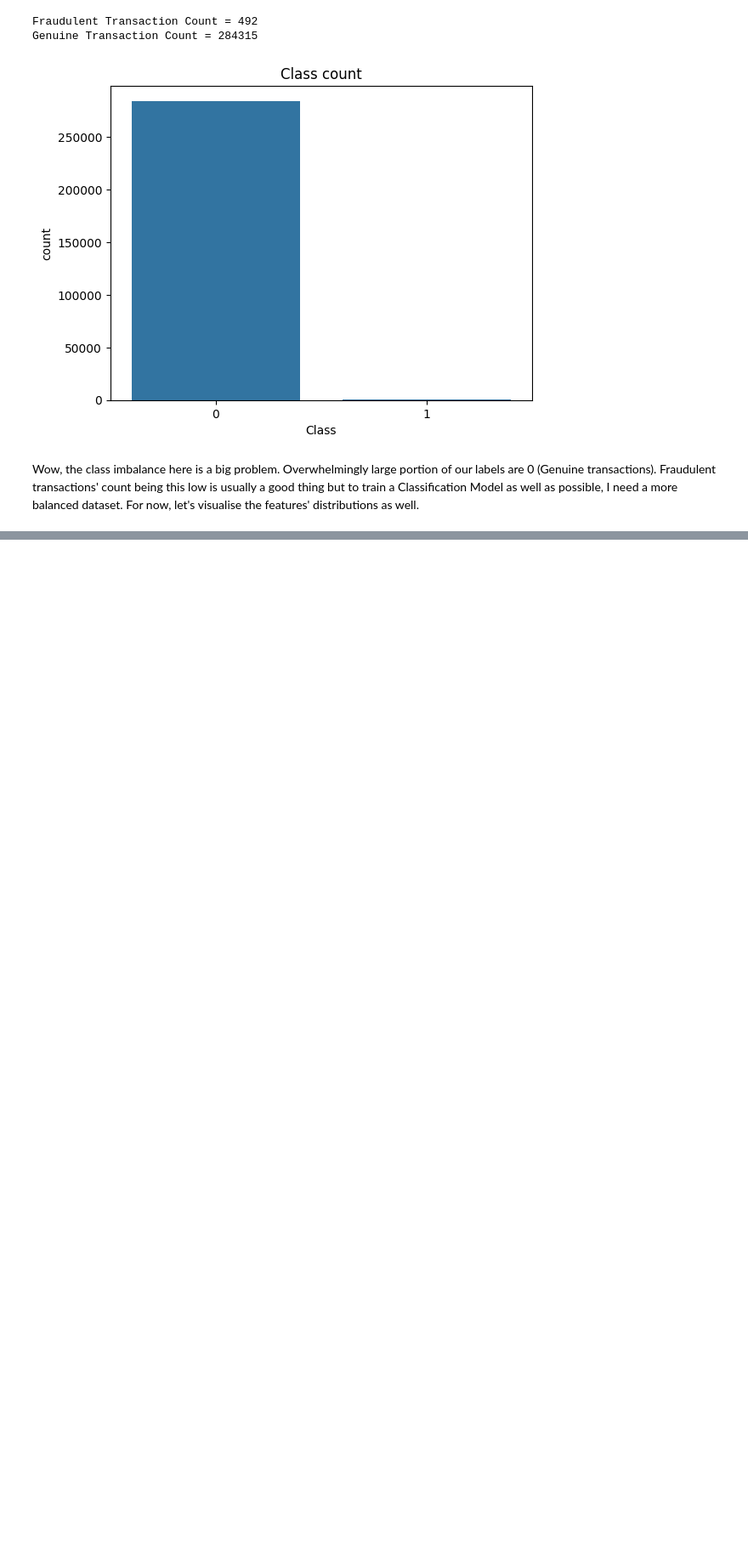
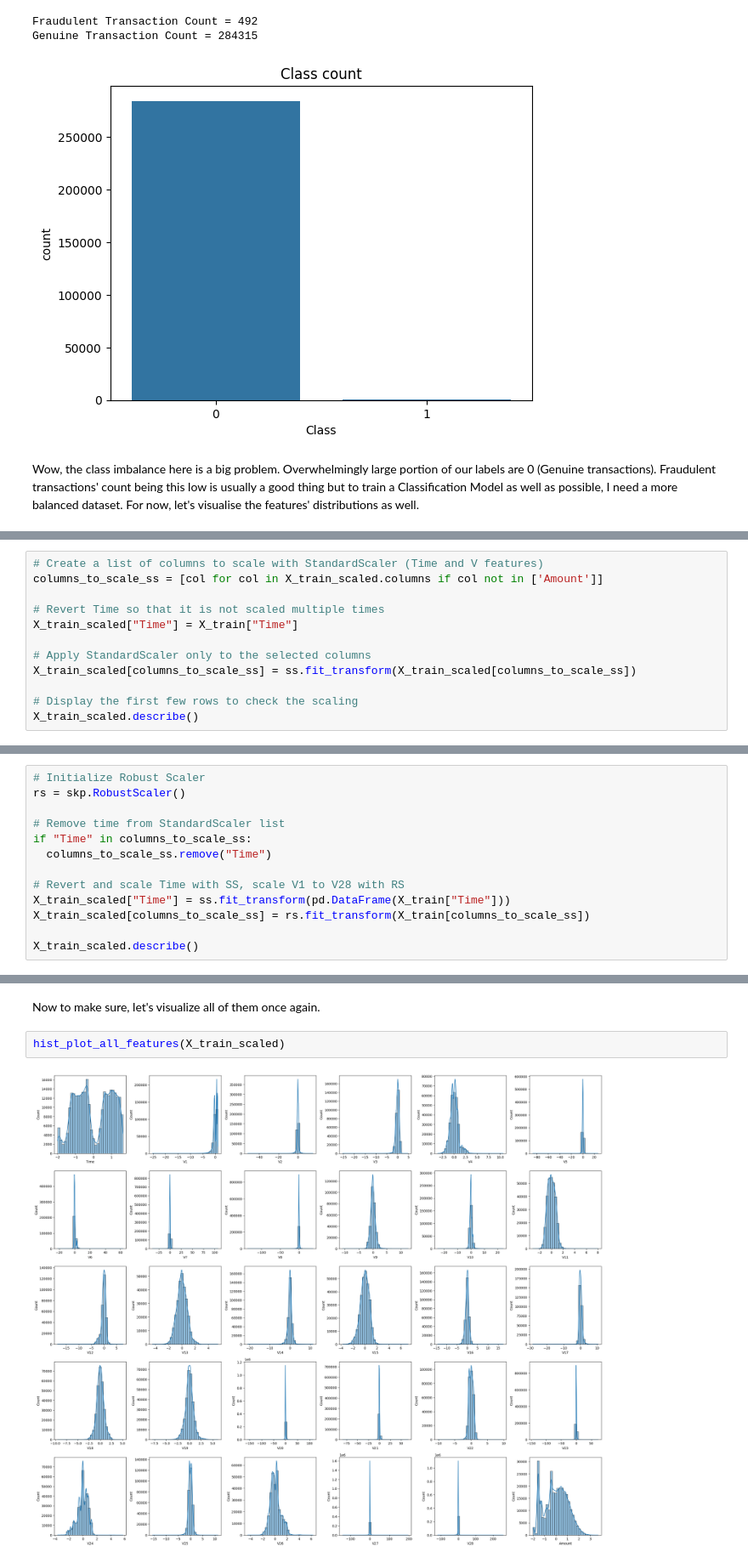
Before and after one commit to DoubleCyclone/Credit-Card-Fraud-Detection, a Jupyter notebook: notebooks/credit_card_fraud_detection.ipynb, the cells around one changed output, grey strips where cells are left out. Shown at 85% size. Drawn from its saved outputs; the diff is of its cells as text; blank space fills up the shorter version.

```diff
--- a/notebooks/credit_card_fraud_detection.ipynb
+++ b/notebooks/credit_card_fraud_detection.ipynb
@@ -115,0 +179,12 @@ Most of our features's plots look like a normal distribution which is also usefu
+# %%
+# Create a list of columns to scale with StandardScaler (Time and V features)
+columns_to_scale_ss = [col for col in X_train_scaled.columns if col not in ['Amount']]
+
+# Revert Time so that it is not scaled multiple times
+X_train_scaled["Time"] = X_train["Time"]
+
+# Apply StandardScaler only to the selected columns
+X_train_scaled[columns_to_scale_ss] = ss.fit_transform(X_train_scaled[columns_to_scale_ss])
+
+# Display the first few rows to check the scaling
+X_train_scaled.describe()
@@ -115,0 +209,13 @@ Most of our features's plots look like a normal distribution which is also usefu
+# %%
+# Initialize Robust Scaler
+rs = skp.RobustScaler()
+
+# Remove time from StandardScaler list
+if "Time" in columns_to_scale_ss:
+  columns_to_scale_ss.remove("Time")
+
+# Revert and scale Time with SS, scale V1 to V28 with RS
+X_train_scaled["Time"] = ss.fit_transform(pd.DataFrame(X_train["Time"]))
+X_train_scaled[columns_to_scale_ss] = rs.fit_transform(X_train[columns_to_scale_ss])
+
+X_train_scaled.describe()
@@ -115,0 +232,6 @@ Most of our features's plots look like a normal distribution which is also usefu
+# %% [markdown]
+Now to make sure, let's visualize all of them once again.
+# %%
+hist_plot_all_features(X_train_scaled)
+# %% [output]
+[figure, added]
```
Also changed, not shown: parts of 21 cells of this notebook.
